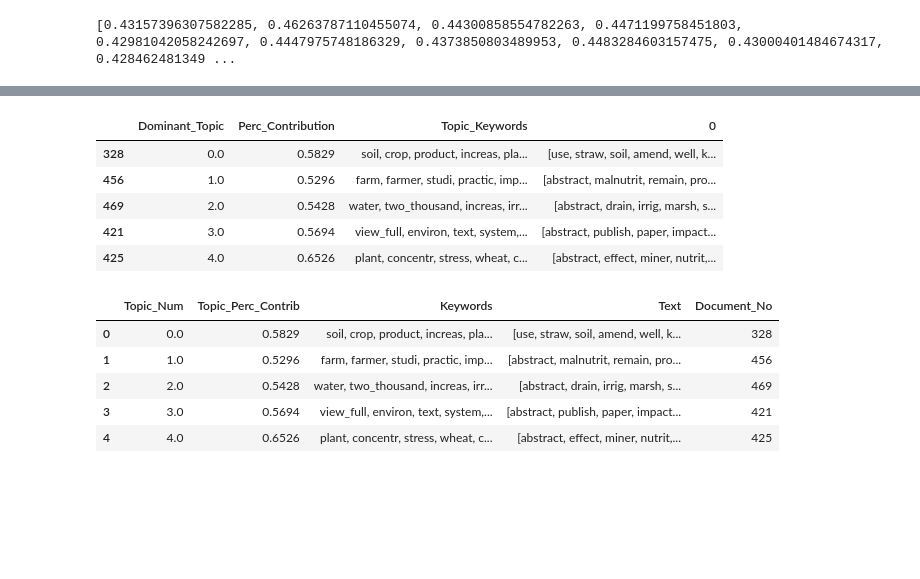
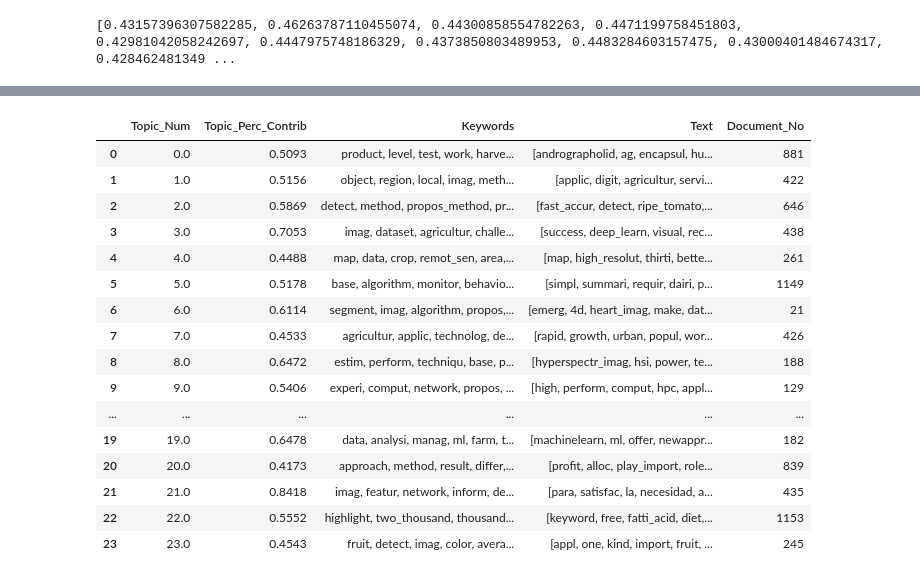
Before and after one commit to NitramAnaip/ImpAgt, a Jupyter notebook: LDA.ipynb, the cells around one changed output, grey strips where cells are left out. Cells and saved outputs as stored; diff of their text form; code cells hidden in the pictures; blank space fills up the shorter version.

Commit message:
Applied LDA to three corpuses

```diff
--- a/LDA.ipynb
+++ b/LDA.ipynb
@@ -35,3 +35,10 @@ In /home/martin/.local/lib/python3.6/site-packages/matplotlib/mpl-data/stylelib/
 The animation.avconv_path rcparam was deprecated in Matplotlib 3.3 and will be removed two minor releases later.
 In /home/martin/.local/lib/python3.6/site-packages/matplotlib/mpl-data/stylelib/_classic_test.mplstyle:
 The animation.avconv_args rcparam was deprecated in Matplotlib 3.3 and will be removed two minor releases later.
+# %%
+parsed_sites = 'abs_dict.json'
+
+print("Started Reading JSON file")
+with open(parsed_sites, "r") as read_file:
+    abstract_dict = json.load(read_file)
+    print("Decoded JSON Data From File")
@@ -256,8 +380,8 @@ def compute_coherence_values(dictionary, corpus, texts, limit, start=2, step=3):
     return model_list, coherence_values
 # %%
 # Can take a long time to run.
-start=6
-limit=30
+start=8
+limit=24
 step=2
-model_list, coherence_values = compute_coherence_values(dictionary=id2word, corpus=corpus, texts=bigrams, start=start, limit=limit, step=step)
+model_list, coherence_values = compute_coherence_values(corpus=mix, start=start, limit=limit, step=step)
 # %% [output]
@@ -281,0 +422,3 @@ optimal_model = gensim.models.wrappers.LdaMallet(mallet_path, corpus=corpus, num
+# %%
+optimal_model, coherence = mallet_LDA(corpus=mix, num_topics=24)
+print(optimal_model)
@@ -282,5 +443,21 @@ optimal_model = gensim.models.wrappers.LdaMallet(mallet_path, corpus=corpus, num
 # %%
-def format_topics_sentences(ldamodel=lda_model, corpus=corpus, texts=bigrams):
+corpus = mix
+preprocess_abstract = preprocess_corpus(corpus)
+bigrams = make_bigrams(preprocess_abstract)
+
+# Create Dictionary
+id2word = gensim.corpora.Dictionary(bigrams)
+
+# Create Corpus
+texts = bigrams
+
+# Term Document Frequency
+corpus = [id2word.doc2bow(text) for text in texts]
+mallet_path = 'mallet-2.0.8/bin/mallet'
+ldamallet = gensim.models.wrappers.LdaMallet(mallet_path, corpus=corpus, num_topics=24, id2word=id2word)
+
+
+def format_topics_sentences(ldamodel, corpus, texts = bigrams):
     # Init output
     sent_topics_df = pd.DataFrame()
 
@@ -303,7 +480,7 @@ def format_topics_sentences(ldamodel=lda_model, corpus=corpus, texts=bigrams):
     return(sent_topics_df)
 
 
-df_topic_sents_keywords = format_topics_sentences(ldamodel=optimal_model, corpus=corpus, texts=bigrams)
+df_topic_sents_keywords = format_topics_sentences(ldamodel=optimal_model, corpus=corpus)
 
 # Format
 df_dominant_topic = df_topic_sents_keywords.reset_index()
@@ -326,38 +503,43 @@ df_dominant_topic.head(10)
 # %%
 # Group top 5 sentences under each topic
 sent_topics_sorteddf_mallet = pd.DataFrame()
 
 sent_topics_outdf_grpd = df_topic_sents_keywords.groupby('Dominant_Topic')
 
 for i, grp in sent_topics_outdf_grpd:
     sent_topics_sorteddf_mallet = pd.concat([sent_topics_sorteddf_mallet,
                                              grp.sort_values(['Perc_Contribution'], ascending=[0]).head(1)],
                                             axis=0)
 
 
 Document_No = list(sent_topics_sorteddf_mallet.index)
 
 # Reset Index
 sent_topics_sorteddf_mallet.reset_index(drop=True, inplace=True)
 
 # Format
 sent_topics_sorteddf_mallet.columns = ['Topic_Num', "Topic_Perc_Contrib", "Keywords", "Text"]
 
 #keep Document_No
 sent_topics_sorteddf_mallet["Document_No"] = Document_No
 
 # Show
-sent_topics_sorteddf_mallet.head()
+sent_topics_sorteddf_mallet.head(40)
 # %% [output]
-|  | Dominant_Topic | Perc_Contribution | Topic_Keywords | 0 |
-| 328 | 0.0 | 0.5829 | soil, crop, product, increas, pla... | [use, straw, soil, amend, well, k... |
-| 456 | 1.0 | 0.5296 | farm, farmer, studi, practic, imp... | [abstract, malnutrit, remain, pro... |
-| 469 | 2.0 | 0.5428 | water, two_thousand, increas, irr... | [abstract, drain, irrig, marsh, s... |
-| 421 | 3.0 | 0.5694 | view_full, environ, text, system,... | [abstract, publish, paper, impact... |
-| 425 | 4.0 | 0.6526 | plant, concentr, stress, wheat, c... | [abstract, effect, miner, nutrit,... |
+|  | Topic_Num | Topic_Perc_Contrib | Keywords | Text | Document_No |
+| 0 | 0.0 | 0.5093 | product, level, test, work, harve... | [andrographolid, ag, encapsul, hu... | 881 |
+| 1 | 1.0 | 0.5156 | object, region, local, imag, meth... | [applic, digit, agricultur, servi... | 422 |
+| 2 | 2.0 | 0.5869 | detect, method, propos_method, pr... | [fast_accur, detect, ripe_tomato,... | 646 |
+| 3 | 3.0 | 0.7053 | imag, dataset, agricultur, challe... | [success, deep_learn, visual, rec... | 438 |
+| 4 | 4.0 | 0.4488 | map, data, crop, remot_sen, area,... | [map, high_resolut, thirti, bette... | 261 |
+| 5 | 5.0 | 0.5178 | base, algorithm, monitor, behavio... | [simpl, summari, requir, dairi, p... | 1149 |
+| 6 | 6.0 | 0.6114 | segment, imag, algorithm, propos,... | [emerg, 4d, heart_imag, make, dat... | 21 |
+| 7 | 7.0 | 0.4533 | agricultur, applic, technolog, de... | [rapid, growth, urban, popul, wor... | 426 |
+| 8 | 8.0 | 0.6472 | estim, perform, techniqu, base, p... | [hyperspectr_imag, hsi, power, te... | 188 |
+| 9 | 9.0 | 0.5406 | experi, comput, network, propos, ... | [high, perform, comput, hpc, appl... | 129 |
+| ... | ... | ... | ... | ... | ... |
+| 19 | 19.0 | 0.6478 | data, analysi, manag, ml, farm, t... | [machinelearn, ml, offer, newappr... | 182 |
+| 20 | 20.0 | 0.4173 | approach, method, result, differ,... | [profit, alloc, play_import, role... | 839 |
+| 21 | 21.0 | 0.8418 | imag, featur, network, inform, de... | [para, satisfac, la, necesidad, a... | 435 |
+| 22 | 22.0 | 0.5552 | highlight, two_thousand, thousand... | [keyword, free, fatti_acid, diet,... | 1153 |
+| 23 | 23.0 | 0.4543 | fruit, detect, imag, color, avera... | [appl, one, kind, import, fruit, ... | 245 |
-|  | Topic_Num | Topic_Perc_Contrib | Keywords | Text | Document_No |
-| 0 | 0.0 | 0.5829 | soil, crop, product, increas, pla... | [use, straw, soil, amend, well, k... | 328 |
-| 1 | 1.0 | 0.5296 | farm, farmer, studi, practic, imp... | [abstract, malnutrit, remain, pro... | 456 |
-| 2 | 2.0 | 0.5428 | water, two_thousand, increas, irr... | [abstract, drain, irrig, marsh, s... | 469 |
-| 3 | 3.0 | 0.5694 | view_full, environ, text, system,... | [abstract, publish, paper, impact... | 421 |
-| 4 | 4.0 | 0.6526 | plant, concentr, stress, wheat, c... | [abstract, effect, miner, nutrit,... | 425 |
```
Also changed, not shown: parts of 17 cells of this notebook, 2 other files.
